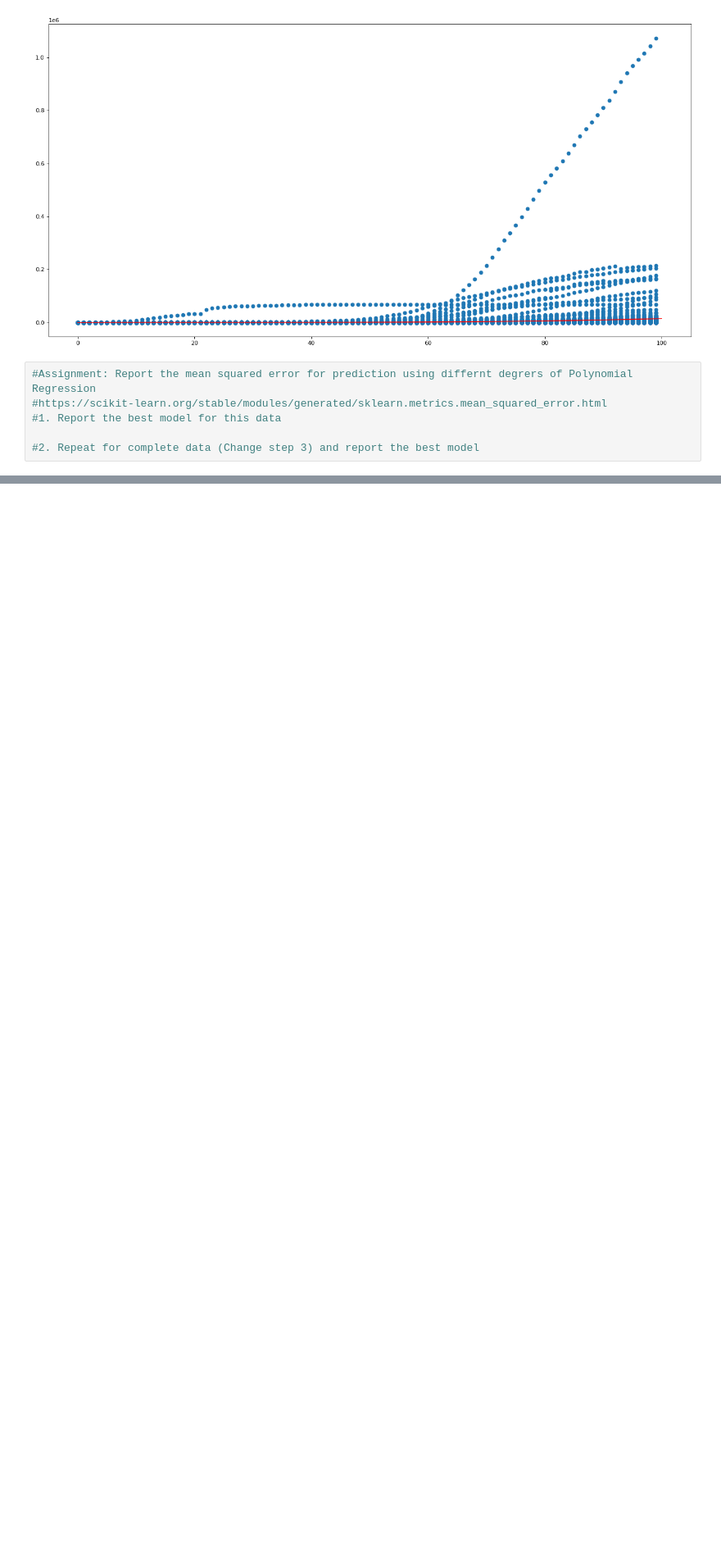
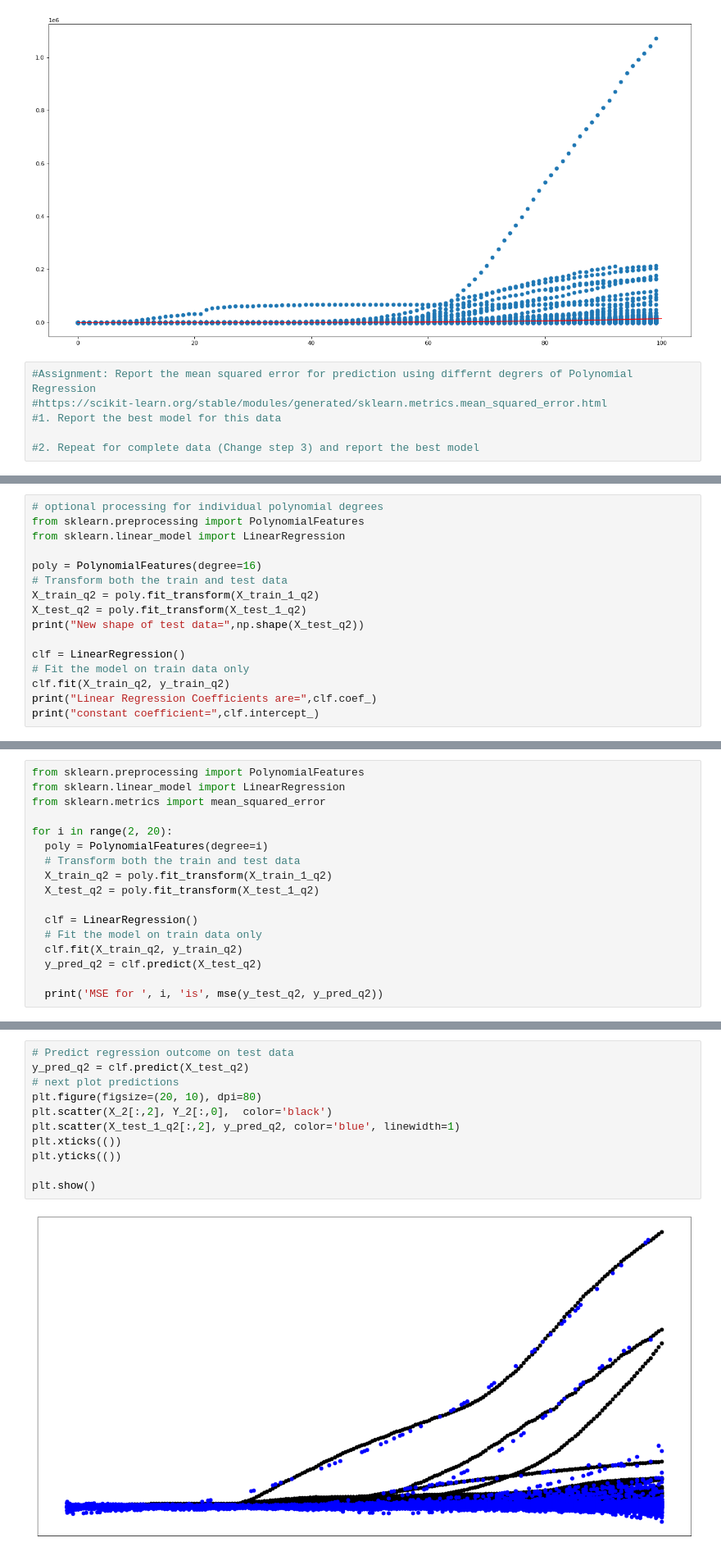
Before and after one commit to taimur1871/covid_spread, a Jupyter notebook: Rana_Assignment_Week0_Regression.ipynb, the cells around one changed output, grey strips where cells are left out. Shown at 82% size. Drawn from its saved outputs; the diff is of its cells as text; blank space fills up the shorter version.

```diff
--- a/Rana_Assignment_Week0_Regression.ipynb
+++ b/Rana_Assignment_Week0_Regression.ipynb
@@ -237,0 +327,16 @@ used full data and tried a large number of polynomial degrees. The results are g
+# %%
+# optional processing for individual polynomial degrees
+from sklearn.preprocessing import PolynomialFeatures
+from sklearn.linear_model import LinearRegression
+
+poly = PolynomialFeatures(degree=16)
+# Transform both the train and test data
+X_train_q2 = poly.fit_transform(X_train_1_q2)
+X_test_q2 = poly.fit_transform(X_test_1_q2)
+print("New shape of test data=",np.shape(X_test_q2))
+
+clf = LinearRegression()
+# Fit the model on train data only
+clf.fit(X_train_q2, y_train_q2)
+print("Linear Regression Coefficients are=",clf.coef_)
+print("constant coefficient=",clf.intercept_)
@@ -237,0 +361,17 @@ used full data and tried a large number of polynomial degrees. The results are g
+# %%
+from sklearn.preprocessing import PolynomialFeatures
+from sklearn.linear_model import LinearRegression
+from sklearn.metrics import mean_squared_error
+
+for i in range(2, 20):
+  poly = PolynomialFeatures(degree=i)
+  # Transform both the train and test data
+  X_train_q2 = poly.fit_transform(X_train_1_q2)
+  X_test_q2 = poly.fit_transform(X_test_1_q2)
+
+  clf = LinearRegression()
+  # Fit the model on train data only
+  clf.fit(X_train_q2, y_train_q2)
+  y_pred_q2 = clf.predict(X_test_q2)
+
+  print('MSE for ', i, 'is', mse(y_test_q2, y_pred_q2))
@@ -237,0 +397,13 @@ used full data and tried a large number of polynomial degrees. The results are g
+# %%
+# Predict regression outcome on test data
+y_pred_q2 = clf.predict(X_test_q2)
+# next plot predictions
+plt.figure(figsize=(20, 10), dpi=80)
+plt.scatter(X_2[:,2], Y_2[:,0],  color='black')
+plt.scatter(X_test_1_q2[:,2], y_pred_q2, color='blue', linewidth=1)
+plt.xticks(())
+plt.yticks(())
+
+plt.show()
+# %% [output]
+[figure, added]
```
Also changed, not shown: parts of 23 cells of this notebook.
